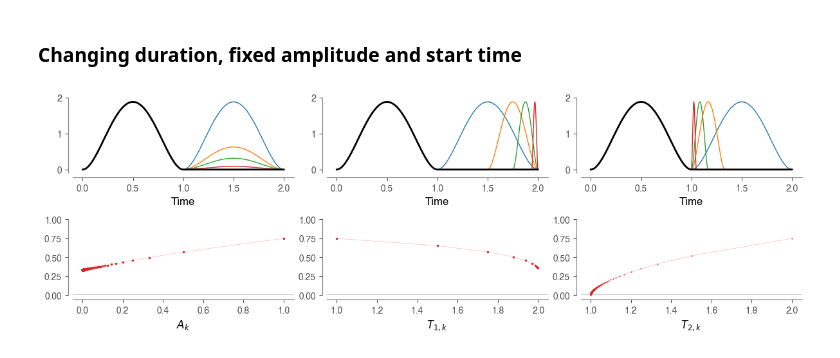
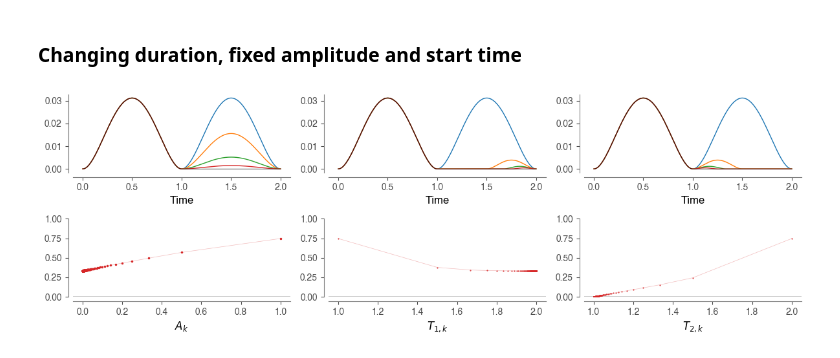
Before and after one commit to siva82kb/kinometrics, a Jupyter notebook: analysis/movement_convergence.ipynb, the cells around one changed output. Saved outputs shown, nothing was run; the diff lists cells and outputs as text; code cells hidden in the pictures.

```diff
--- a/analysis/movement_convergence.ipynb
+++ b/analysis/movement_convergence.ipynb
@@ -30,15 +30,19 @@ def twosub_move(a1, a2, tstrt1, tstrt2, tstp1, tstp2, T, dt):
     start times and stop times."""
     t = np.arange(0, T, dt)
     if tstrt1 < tstp1:
-        m1 = movements.mjt_discrete_movement(a1, dur=tstp1 - tstrt1,
+        _T1 = tstp1 - tstrt1
+        m1 = movements.mjt_discrete_movement(a1, dur=_T1,
                                              loc=0.5 * (tstp1 + tstrt1),
                                              time=t)
+        m1 = (np.power(_T1, 3) / 60) * m1
     else:
         m1 = np.zeros(t.shape)
     if tstrt2 < tstp2:
-        m2 = movements.mjt_discrete_movement(a2, dur=tstp2 - tstrt2,
+        _T2 = tstp2 - tstrt2
+        m2 = movements.mjt_discrete_movement(a2, dur=_T2,
                                              loc=0.5 * (tstp2 + tstrt2),
                                              time=t)
+        m2 = (np.power(_T2, 3) / 60) * m2
     else:
         m2 = np.zeros(t.shape)
     return t, m1 + m2
@@ -80,8 +84,9 @@ def stdist(move1, move2, th, dt):
 T = 2.0
 dt = 0.001
 time = np.arange(0, T, dt)
+T = 1
 # Reference movement
-move_ref = movements.mjt_discrete_movement(1, dur=1, loc=0.5, time=time)
+move_ref = (np.power(T, 3) / 60) * movements.mjt_discrete_movement(1, dur=T, loc=0.5, time=time)
 # %%
 # Generate the squence of movements
 a2 = 1/ np.arange(1, 1000)
@@ -90,7 +95,7 @@ move1_k = [twosub_move(a1=1, a2=_a2, tstrt1=0., tstrt2=1.,
 # %% [markdown]
 ### Changing start time, fixed amplitude and duration
 # %%
-tstrt2 = 2 - 1/ np.array([np.power(2, _n) for _n in range(0, 12, 1)])
+tstrt2 = 2 - 1 / np.arange(1, 1000)
 # Generate the squence of movements
 move2_k = [twosub_move(a1=1, a2=2 - _ts, tstrt1=0., tstrt2=_ts,
                        tstp1=1., tstp2=2, T=2, dt=0.001)[1] for _ts in tstrt2]
@@ -110,16 +115,16 @@ stdist3 = [stdist(move_ref, _m, 0, dt) for _m in move3_k]
 fig = plt.figure(figsize=(12, 4))
 ax = fig.add_subplot(231)
 ax.plot(time, move1_k[0], lw=1)
-ax.plot(time, move1_k[2], lw=1)
+ax.plot(time, move1_k[1], lw=1)
 ax.plot(time, move1_k[5], lw=1)
 ax.plot(time, move1_k[20], lw=1)
-ax.plot(time, move_ref, 'k', lw=2)
+ax.plot(time, move_ref, 'k', lw=0.5)
 ax.spines['right'].set_visible(False)
 ax.spines['top'].set_visible(False)
 ax.spines['left'].set_position(('outward', 5))
 ax.spines['bottom'].set_position(('outward', 5))
 ax.spines['left'].set_color("tab:gray")
-ax.set_ylim(-0.1, 2)
+# ax.set_ylim(-0.1, 2)
 ax.spines['bottom'].set_color("tab:gray")
 ax.tick_params(axis='x', colors='0.3')
 ax.tick_params(axis='y', colors='0.3')
@@ -129,14 +134,14 @@ ax = fig.add_subplot(232)
 ax.plot(time, move2_k[0], lw=1)
 ax.plot(time, move2_k[1], lw=1)
 ax.plot(time, move2_k[2], lw=1)
-ax.plot(time, move2_k[4], lw=1)
-ax.plot(time, move_ref, 'k', lw=2)
+ax.plot(time, move2_k[3], lw=1)
+ax.plot(time, move_ref, 'k', lw=0.5)
 ax.spines['right'].set_visible(False)
 ax.spines['top'].set_visible(False)
 ax.spines['left'].set_position(('outward', 5))
 ax.spines['bottom'].set_position(('outward', 5))
 ax.spines['left'].set_color("tab:gray")
-ax.set_ylim(-0.1, 2)
+# ax.set_ylim(-0.1, 2)
 ax.spines['bottom'].set_color("tab:gray")
 ax.tick_params(axis='x', colors='0.3')
 ax.tick_params(axis='y', colors='0.3')
@@ -144,16 +149,16 @@ ax.set_xlabel("Time", fontsize=12)
 
 ax = fig.add_subplot(233)
 ax.plot(time, move3_k[0], lw=1)
+ax.plot(time, move3_k[1], lw=1)
 ax.plot(time, move3_k[2], lw=1)
-ax.plot(time, move3_k[5], lw=1)
-ax.plot(time, move3_k[20], lw=1)
-ax.plot(time, move_ref, 'k', lw=2)
+ax.plot(time, move3_k[3], lw=1)
+ax.plot(time, move_ref, 'k', lw=0.5)
 ax.spines['right'].set_visible(False)
 ax.spines['top'].set_visible(False)
 ax.spines['left'].set_position(('outward', 5))
 ax.spines['bottom'].set_position(('outward', 5))
 ax.spines['left'].set_color("tab:gray")
-ax.set_ylim(-0.1, 2)
+# ax.set_ylim(-0.1, 2)
 ax.spines['bottom'].set_color("tab:gray")
 ax.tick_params(axis='x', colors='0.3')
 ax.tick_params(axis='y', colors='0.3')
@@ -177,37 +182,37 @@ ax.set_xlabel(r"$A_{k}$", fontsize=12)
 ax = fig.add_subplot(235)
 ax.axhline(0, color='0.0', lw=1)
 ax.plot(tstrt2[:-2], stdist2[:-2], lw=0.5, alpha=0.3, color="tab:red")
-ax.plot(tstrt2[:-2], stdist2[:-2], ".", markersize=3, color="tab:red")
+ax.plot(tstrt2[:-2], stdist2[:-2], ".", markersize=1, color="tab:red")
 ax.spines['right'].set_visible(False)
 ax.spines['top'].set_visible(False)
 ax.spines['left'].set_position(('outward', 5))
 ax.spines['bottom'].set_position(('outward', 5))
 ax.spines['left'].set_color("tab:gray")
 ax.spines['bottom'].set_color("tab:gray")
 ax.set_ylim(0.0, 1.0)
 ax.tick_params(axis='x', colors='0.3')
 ax.tick_params(axis='y', colors='0.3')
 ax.set_xlabel(r"$T_{1,k}$", fontsize=12)
 
 ax = fig.add_subplot(236)
 ax.axhline(0, color='0.0', lw=1)
 ax.plot(tstp2[:-2], stdist3[:-2], lw=0.5, alpha=0.3, color="tab:red")
 ax.plot(tstp2[:-2], stdist3[:-2], ".", markersize=1, color="tab:red")
 ax.spines['right'].set_visible(False)
 ax.spines['top'].set_visible(False)
 ax.spines['left'].set_position(('outward', 5))
 ax.spines['bottom'].set_position(('outward', 5))
 ax.spines['left'].set_color("tab:gray")
 ax.spines['bottom'].set_color("tab:gray")
 ax.set_ylim(0.0, 1.0)
 ax.tick_params(axis='x', colors='0.3')
 ax.tick_params(axis='y', colors='0.3')
 ax.set_xlabel(r"$T_{2, k}$", fontsize=12)
 
 plt.tight_layout()
 
 # Save figure
-fig.savefig(pathlib.Path(base_fig_dir, f"move_seq_connvrg.pdf"), bbox_inches="tight")
-fig.savefig(pathlib.Path(base_fig_dir, f"move_seq_connvrg.svg"), bbox_inches="tight")
+# fig.savefig(pathlib.Path(base_fig_dir, f"move_seq_connvrg.pdf"), bbox_inches="tight")
+# fig.savefig(pathlib.Path(base_fig_dir, f"move_seq_connvrg.svg"), bbox_inches="tight")
 # %% [output]
-[figure, old version]
+[figure, new version]
```
Also changed, not shown: parts of 19 cells of this notebook, 10 other files.
